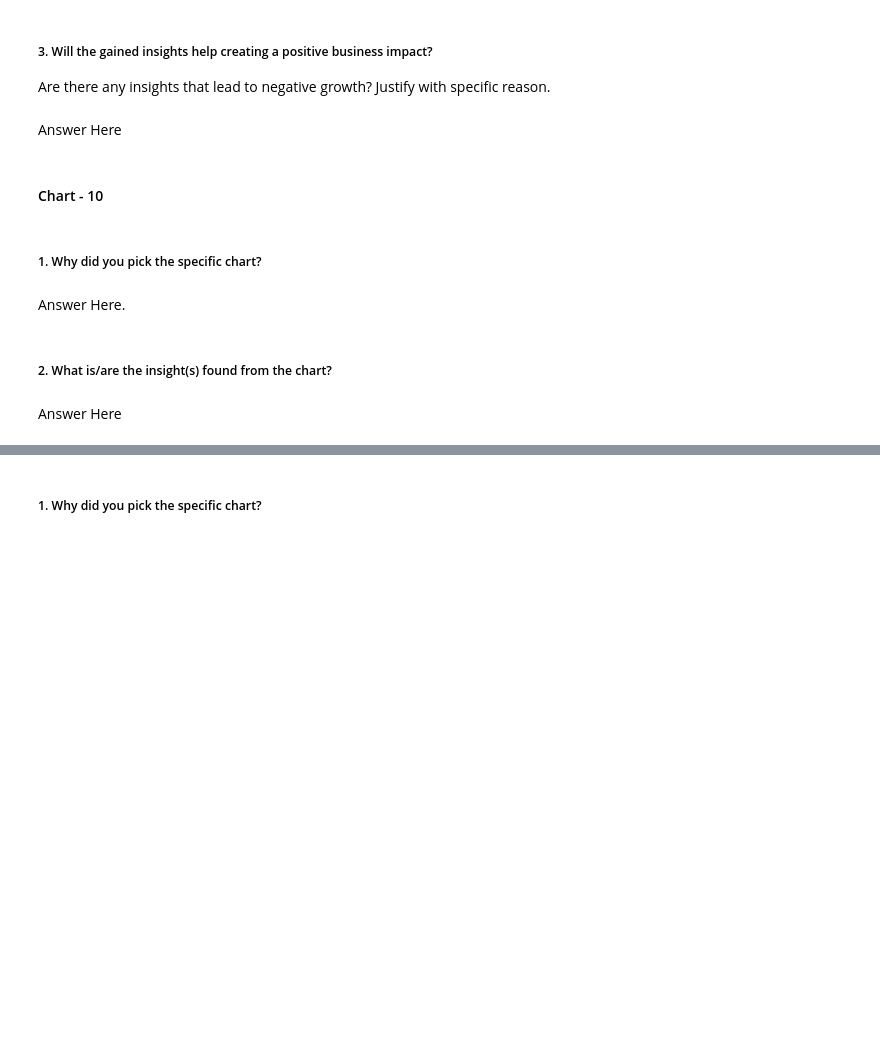
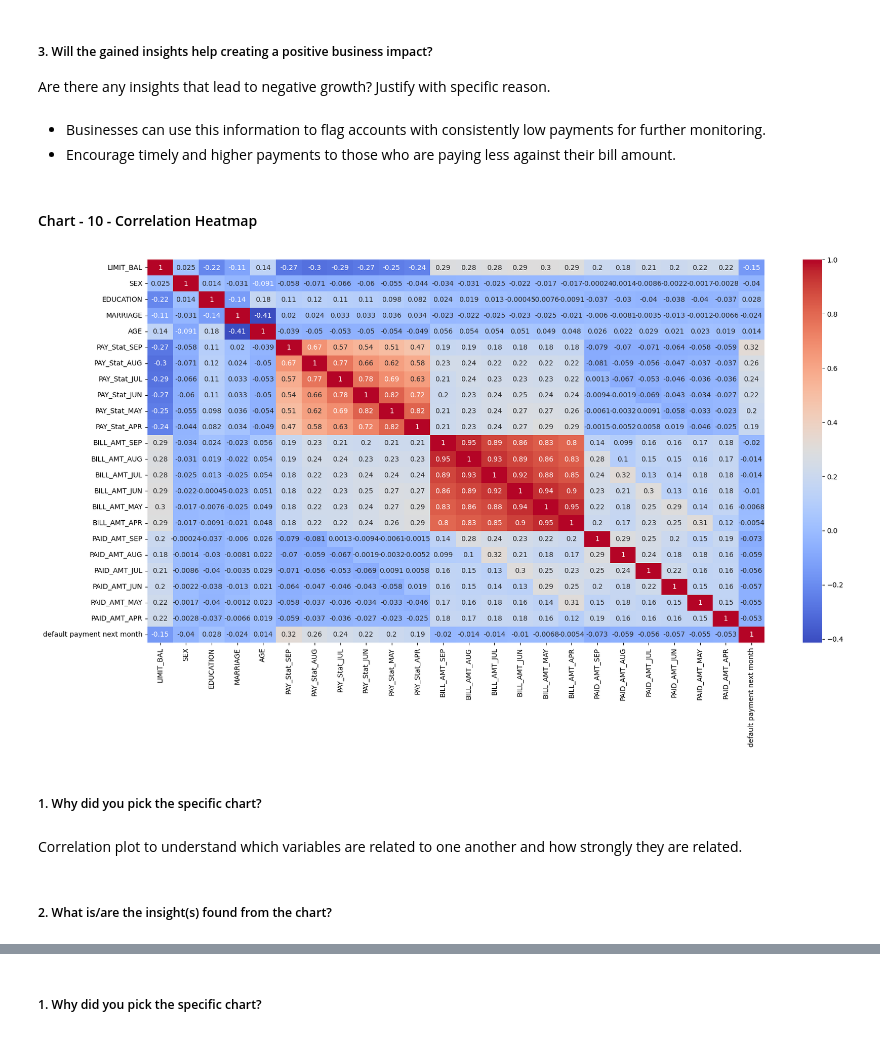
Before and after one commit to akshat0522/Credit-Card-Default-Prediction-Project, a Jupyter notebook: Credit_Card_Default_Prediction.ipynb, the cells around one changed output, grey strips where cells are left out. Drawn from its saved outputs; the diff is of its cells as text; code cells hidden in the pictures; blank space fills up the shorter version.

```diff
--- a/Credit_Card_Default_Prediction.ipynb
+++ b/Credit_Card_Default_Prediction.ipynb
@@ -712,7 +716,8 @@ Answer Here
 # %% [markdown]
 ##### 3. Will the gained insights help creating a positive business impact?
 Are there any insights that lead to negative growth? Justify with specific reason.
-# %% [markdown]
-Answer Here
+# %% [markdown]
+- Businesses can use this information to flag accounts with consistently low payments for further monitoring.
+- Encourage timely and higher payments to those who are paying less against their bill amount.
 # %% [markdown]
-#### Chart - 10
+#### Chart - 10 - Correlation Heatmap
@@ -721,8 +724,13 @@ Answer Here
+# %%
+# Correlation Heatmap visualization code
+plt.figure(figsize=(20, 10))
+sns.heatmap(Credit_Data.corr(), annot=True, cmap='coolwarm')
+plt.show()
+# %% [output]
+[figure, added]
 # %% [markdown]
 ##### 1. Why did you pick the specific chart?
-# %% [markdown]
-Answer Here.
+# %% [markdown]
+Correlation plot to understand which variables are related to one another and how strongly they are related.
 # %% [markdown]
 ##### 2. What is/are the insight(s) found from the chart?
-# %% [markdown]
-Answer Here
```
Also changed, not shown: parts of 61 cells of this notebook.
